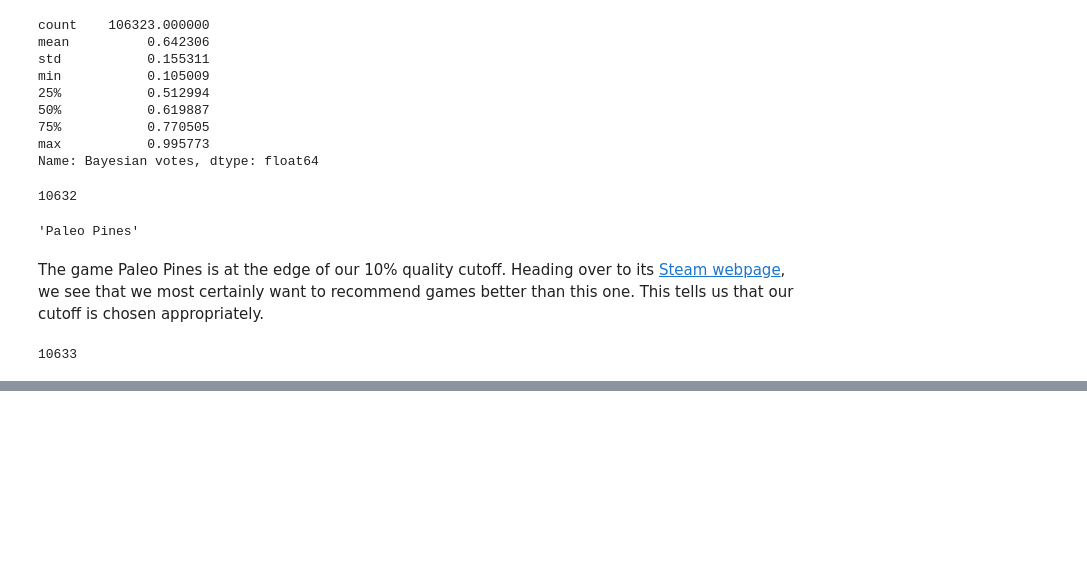
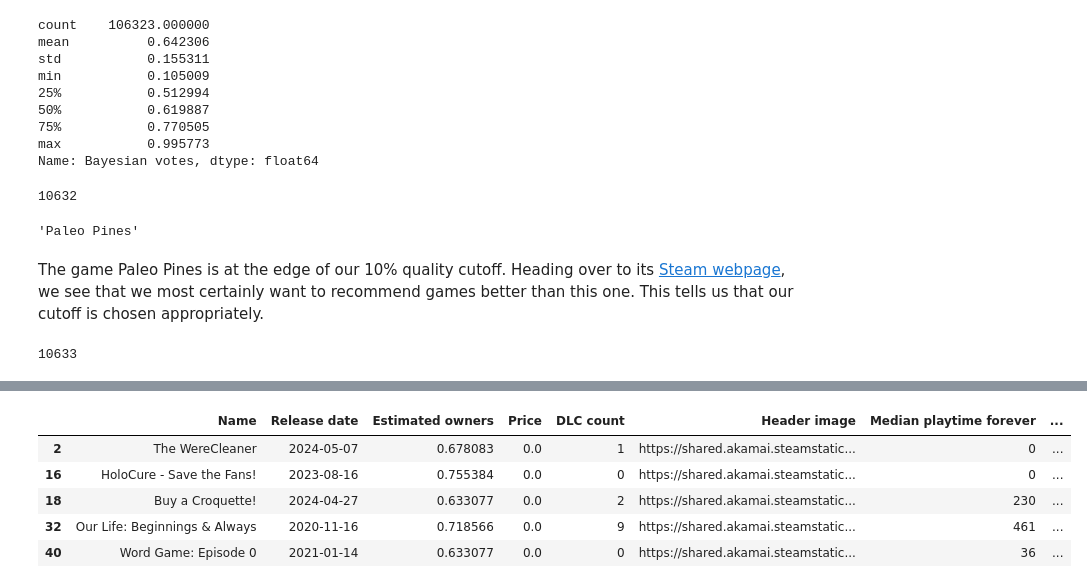
Before and after one commit to shujoshi-git/steam-games-recommender, a Jupyter notebook: steam_games.ipynb, the cells around one changed output, grey strips where cells are left out. Cells and saved outputs as stored; diff of their text form; code cells hidden in the pictures; blank space fills up the shorter version.

```diff
--- a/steam_games.ipynb
+++ b/steam_games.ipynb
@@ -1190,0 +1154,9 @@ We now prescribe criteria which will determine which of these duplicates must be
+# %%
+df_free_topten.head()
+# %% [output]
+|  | Name | Release date | Estimated owners | Price | DLC count | Header image | Median playtime forever | ... |
+| 2 | The WereCleaner | 2024-05-07 | 0.678083 | 0.0 | 1 | https://shared.akamai.steamstatic... | 0 | ... |
+| 16 | HoloCure - Save the Fans! | 2023-08-16 | 0.755384 | 0.0 | 0 | https://shared.akamai.steamstatic... | 0 | ... |
+| 18 | Buy a Croquette! | 2024-04-27 | 0.633077 | 0.0 | 2 | https://shared.akamai.steamstatic... | 230 | ... |
+| 32 | Our Life: Beginnings & Always | 2020-11-16 | 0.718566 | 0.0 | 9 | https://shared.akamai.steamstatic... | 461 | ... |
+| 40 | Word Game: Episode 0 | 2021-01-14 | 0.633077 | 0.0 | 0 | https://shared.akamai.steamstatic... | 36 | ... |
```
Also changed, not shown: parts of 63 cells of this notebook.
